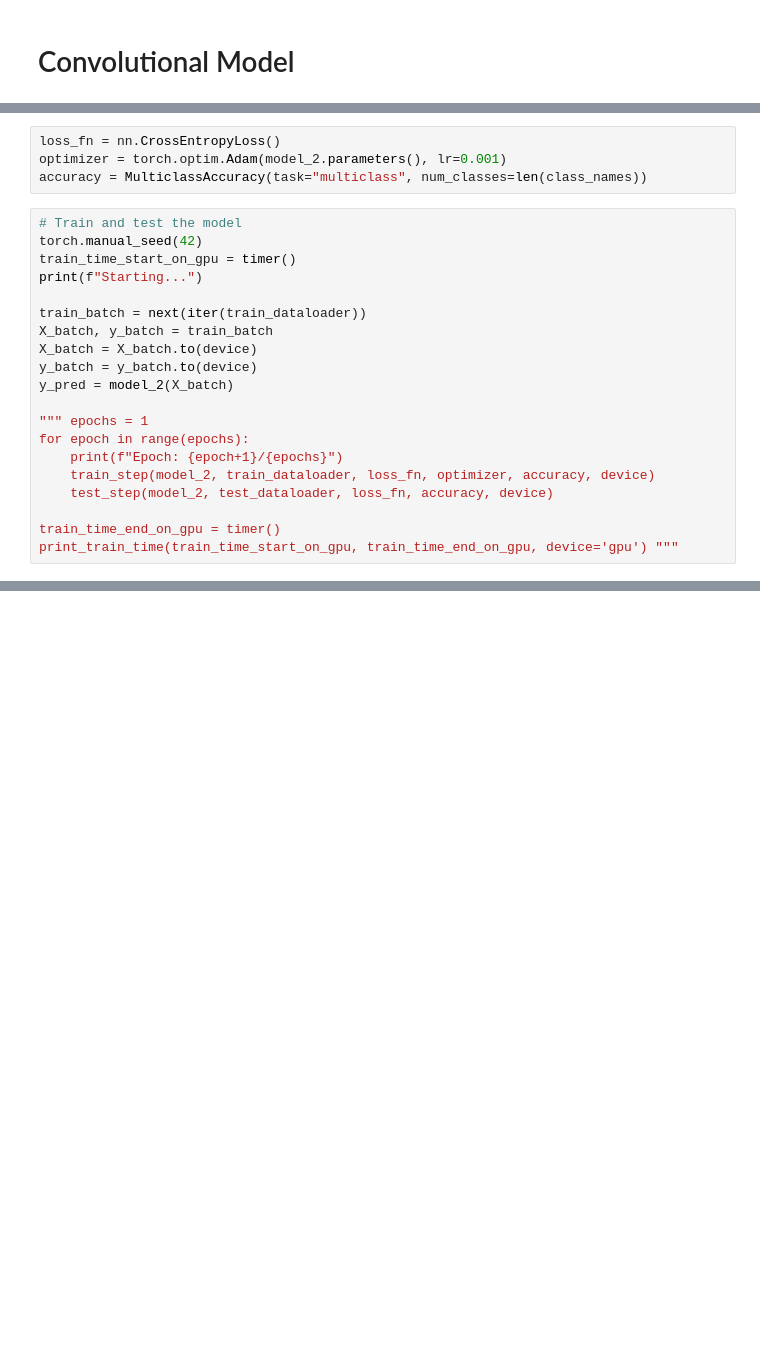
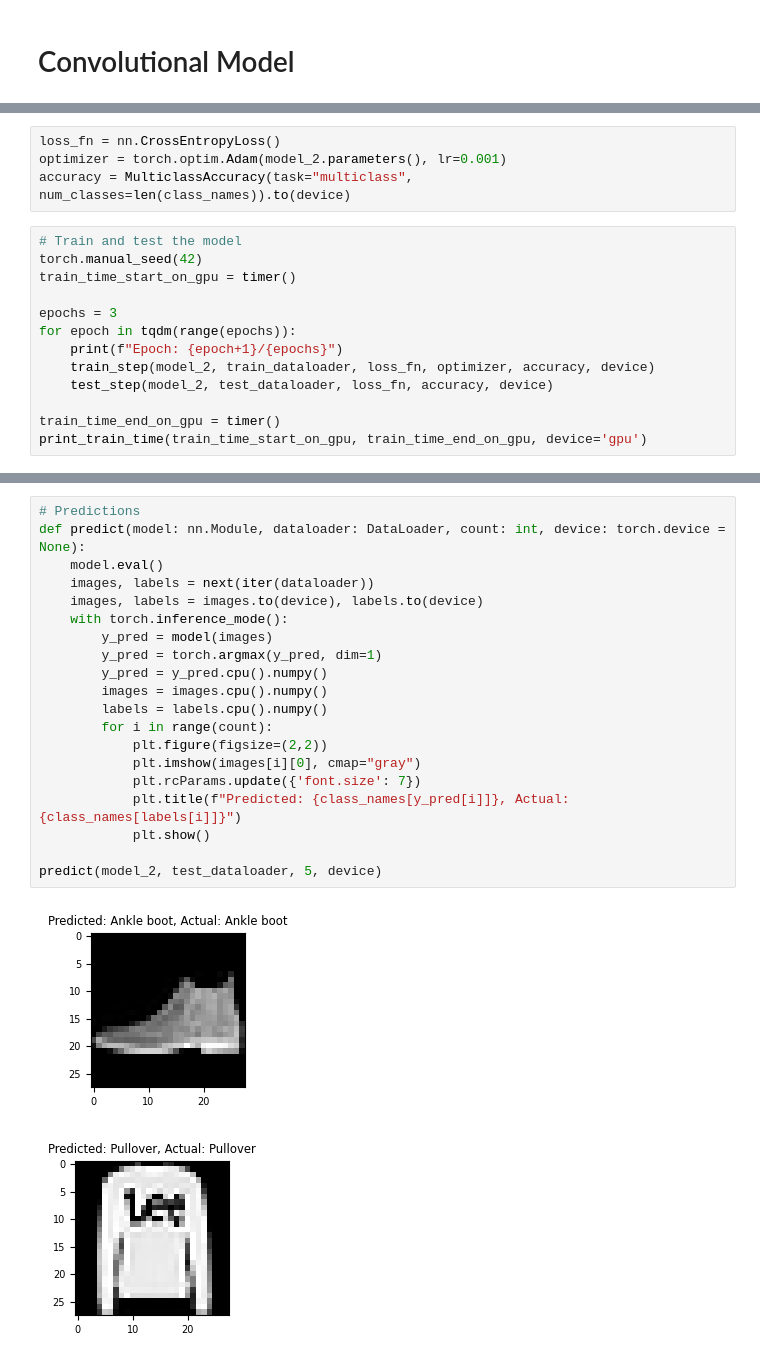
Before and after one commit to chanep/pytorch-test, a Jupyter notebook: chapter_03.ipynb, the cells around one changed output, grey strips where cells are left out. Cells and saved outputs as stored; diff of their text form; blank space fills up the shorter version.

```diff
--- a/chapter_03.ipynb
+++ b/chapter_03.ipynb
@@ -278,25 +302,18 @@ model_2 = FashionMNistModelV2(input_shape=1, hidden_units=10,output_shape=len(cl
 # %%
 loss_fn = nn.CrossEntropyLoss()
 optimizer = torch.optim.Adam(model_2.parameters(), lr=0.001)
-accuracy = MulticlassAccuracy(task="multiclass", num_classes=len(class_names))
+accuracy = MulticlassAccuracy(task="multiclass", num_classes=len(class_names)).to(device)
 # %%
 # Train and test the model
 torch.manual_seed(42)
 train_time_start_on_gpu = timer()
-print(f"Starting...")
 
-train_batch = next(iter(train_dataloader))
-X_batch, y_batch = train_batch
-X_batch = X_batch.to(device)
-y_batch = y_batch.to(device)
-y_pred = model_2(X_batch)
-
-""" epochs = 1
-for epoch in range(epochs):
+epochs = 3
+for epoch in tqdm(range(epochs)):
     print(f"Epoch: {epoch+1}/{epochs}")
     train_step(model_2, train_dataloader, loss_fn, optimizer, accuracy, device)
     test_step(model_2, test_dataloader, loss_fn, accuracy, device)
 
 train_time_end_on_gpu = timer()
-print_train_time(train_time_start_on_gpu, train_time_end_on_gpu, device='gpu') """
+print_train_time(train_time_start_on_gpu, train_time_end_on_gpu, device='gpu')
 # %% [output]
@@ -306,0 +326,23 @@ Error:
+# %%
+# Predictions
+def predict(model: nn.Module, dataloader: DataLoader, count: int, device: torch.device = None):
+    model.eval()
+    images, labels = next(iter(dataloader))
+    images, labels = images.to(device), labels.to(device)
+    with torch.inference_mode():
+        y_pred = model(images)
+        y_pred = torch.argmax(y_pred, dim=1)
+        y_pred = y_pred.cpu().numpy()
+        images = images.cpu().numpy()
+        labels = labels.cpu().numpy()
+        for i in range(count):
+            plt.figure(figsize=(2,2))
+            plt.imshow(images[i][0], cmap="gray")
+            plt.rcParams.update({'font.size': 7})
+            plt.title(f"Predicted: {class_names[y_pred[i]]}, Actual: {class_names[labels[i]]}")
+            plt.show()
+
+predict(model_2, test_dataloader, 5, device)
+# %% [output]
+[figure, added]
+[figure, added]
```
Also changed, not shown: parts of 8 cells of this notebook.
